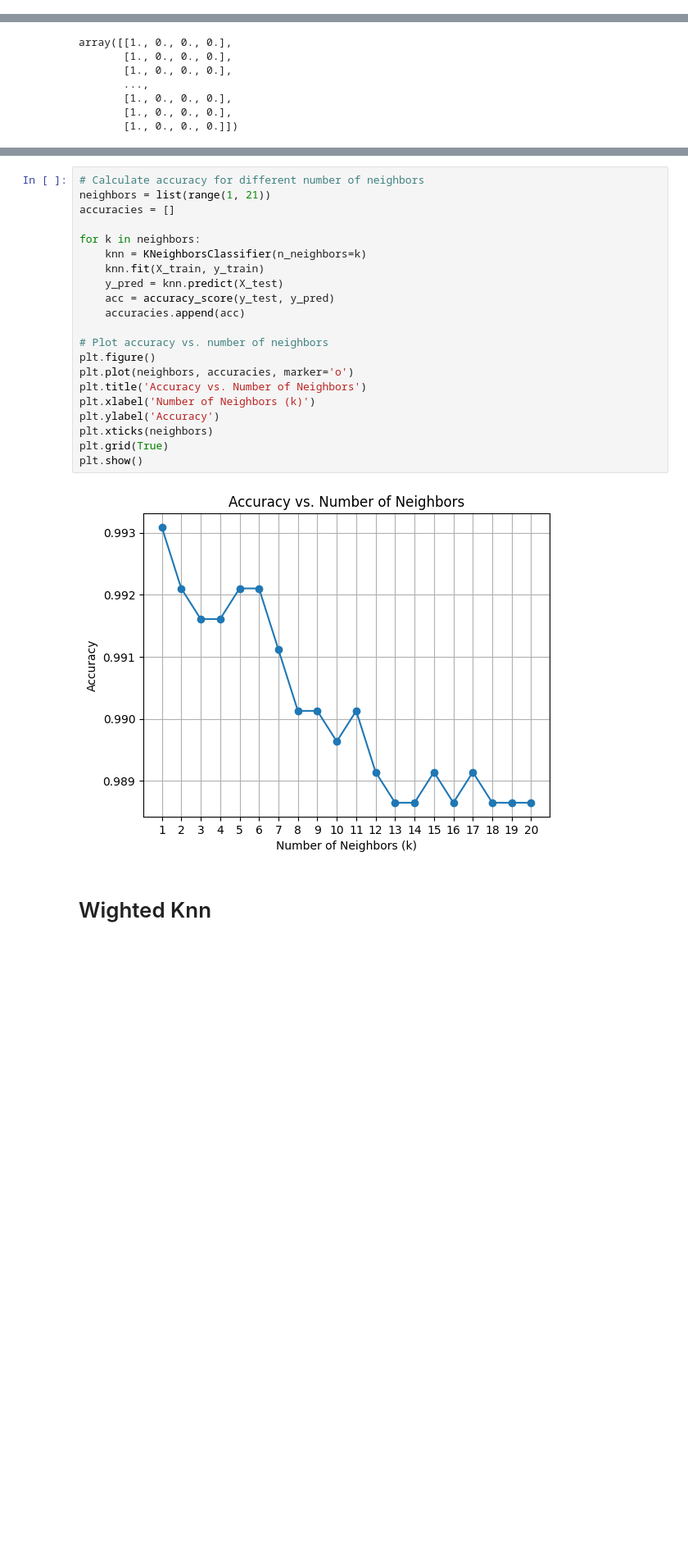
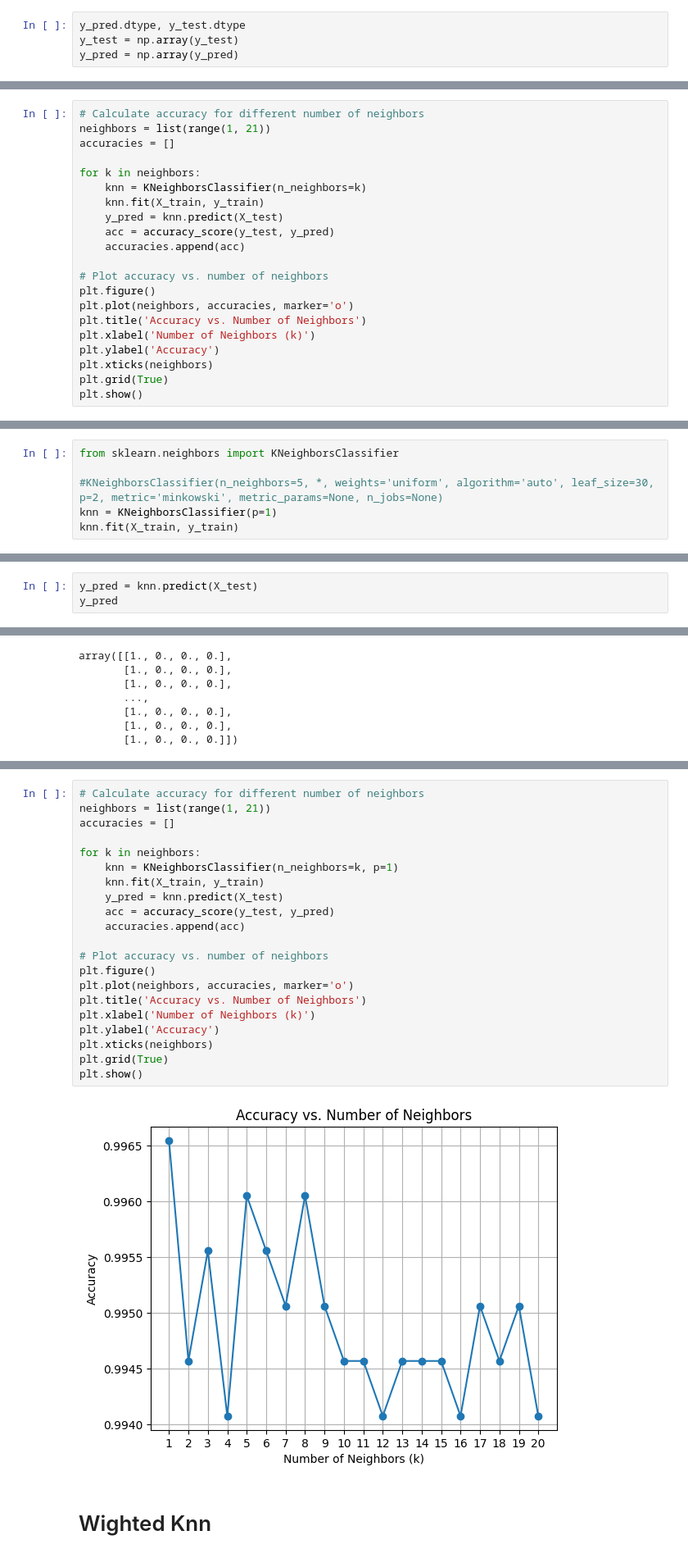
Before and after one commit to tinaghimire/data-mining, a Jupyter notebook: Lab-4_KNN/Room_occupancy.ipynb, the cells around one changed output, grey strips where cells are left out. Shown at 82% size. Saved outputs shown, nothing was run; the diff lists cells and outputs as text; blank space fills up the shorter version.

```diff
--- a/Lab-4_KNN/Room_occupancy.ipynb
+++ b/Lab-4_KNN/Room_occupancy.ipynb
@@ -170,0 +204,4 @@ output.head()
+# %%
+y_pred.dtype, y_test.dtype
+y_test = np.array(y_test)
+y_pred = np.array(y_pred)
@@ -170,0 +357,21 @@ output.head()
+# %%
+# Calculate accuracy for different number of neighbors
+neighbors = list(range(1, 21))
+accuracies = []
+
+for k in neighbors:
+    knn = KNeighborsClassifier(n_neighbors=k)
+    knn.fit(X_train, y_train)
+    y_pred = knn.predict(X_test)
+    acc = accuracy_score(y_test, y_pred)
+    accuracies.append(acc)
+
+# Plot accuracy vs. number of neighbors
+plt.figure()
+plt.plot(neighbors, accuracies, marker='o')
+plt.title('Accuracy vs. Number of Neighbors')
+plt.xlabel('Number of Neighbors (k)')
+plt.ylabel('Accuracy')
+plt.xticks(neighbors)
+plt.grid(True)
+plt.show()
@@ -170,0 +382,6 @@ output.head()
+# %%
+from sklearn.neighbors import KNeighborsClassifier
+
+#KNeighborsClassifier(n_neighbors=5, *, weights='uniform', algorithm='auto', leaf_size=30, p=2, metric='minkowski', metric_params=None, n_jobs=None)
+knn = KNeighborsClassifier(p=1)
+knn.fit(X_train, y_train)
@@ -170,0 +390,3 @@ output.head()
+# %%
+y_pred = knn.predict(X_test)
+y_pred
@@ -359,26 +583,26 @@ array([[1665,    2,    0,    1],
 # %%
 # Calculate accuracy for different number of neighbors
 neighbors = list(range(1, 21))
 accuracies = []
 
 for k in neighbors:
-    knn = KNeighborsClassifier(n_neighbors=k)
+    knn = KNeighborsClassifier(n_neighbors=k, p=1)
     knn.fit(X_train, y_train)
     y_pred = knn.predict(X_test)
     acc = accuracy_score(y_test, y_pred)
     accuracies.append(acc)
 
 # Plot accuracy vs. number of neighbors
 plt.figure()
 plt.plot(neighbors, accuracies, marker='o')
 plt.title('Accuracy vs. Number of Neighbors')
 plt.xlabel('Number of Neighbors (k)')
 plt.ylabel('Accuracy')
 plt.xticks(neighbors)
 plt.grid(True)
 plt.show()
 # %% [output]
-[figure, old version]
+[figure, new version]
 # %% [markdown]
 # Wighted Knn
 # %%
```
Also changed, not shown: parts of 35 cells of this notebook.
